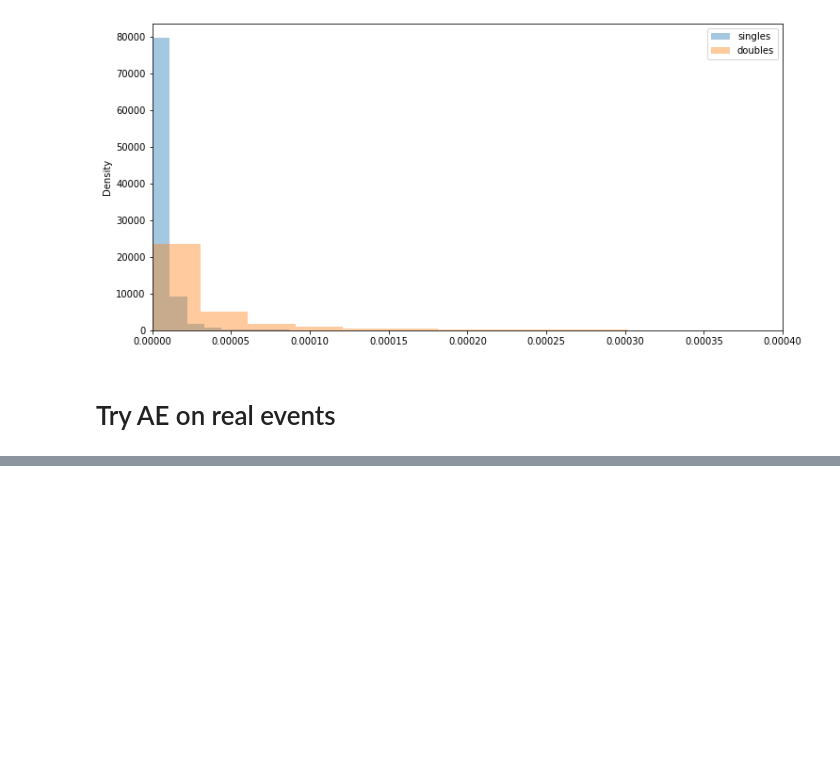
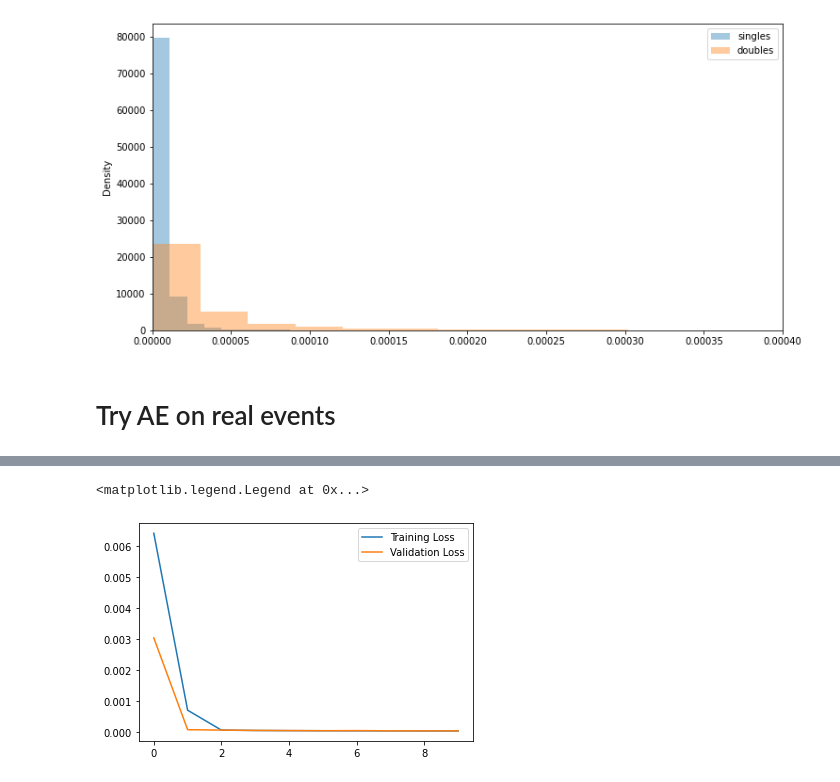
Before and after one commit to geirtul/master_analysis, a Jupyter notebook: notebooks/classification/autoencoder_occ.ipynb, the cells around one changed output, grey strips where cells are left out. Drawn from its saved outputs; the diff is of its cells as text; code cells hidden in the pictures; blank space fills up the shorter version.

Commit message:
Updated ae stuff with a bit of plotting

```diff
--- a/notebooks/classification/autoencoder_occ.ipynb
+++ b/notebooks/classification/autoencoder_occ.ipynb
@@ -134,3 +131,21 @@ plt.show()
 # Try AE on real events
 # %%
 events, images = import_real_energy_data(repo_root + "data/real/decaydata_100k.txt")
+# %%
+# Set indices for train and validation
+x_idx = np.arange(images.shape[0])
+train_idx, val_idx = train_test_split(
+    x_idx,
+    random_state=120
+)
+# %%
+autoencoder = ConvolutionalAutoEncoder()
+autoencoder.compile(optimizer='adam', loss=losses.MeanSquaredError())
+# %%
+history = autoencoder.fit(
+    normalize_image_data(images[train_idx]),
+    normalize_image_data(images[train_idx]),
+    epochs=10,
+    shuffle=True,
+    validation_data=(normalize_image_data(images[val_idx]), normalize_image_data(images[val_idx]))
+)
@@ -136,0 +173,7 @@ events, images = import_real_energy_data(repo_root + "data/real/decaydata_100k.t
+# %%
+plt.plot(history.history["loss"], label="Training Loss")
+plt.plot(history.history["val_loss"], label="Validation Loss")
+plt.legend()
+# %% [output]
+<matplotlib.legend.Legend at 0x...>
+[figure, added]
```
Also changed, not shown: parts of 7 cells of this notebook.
